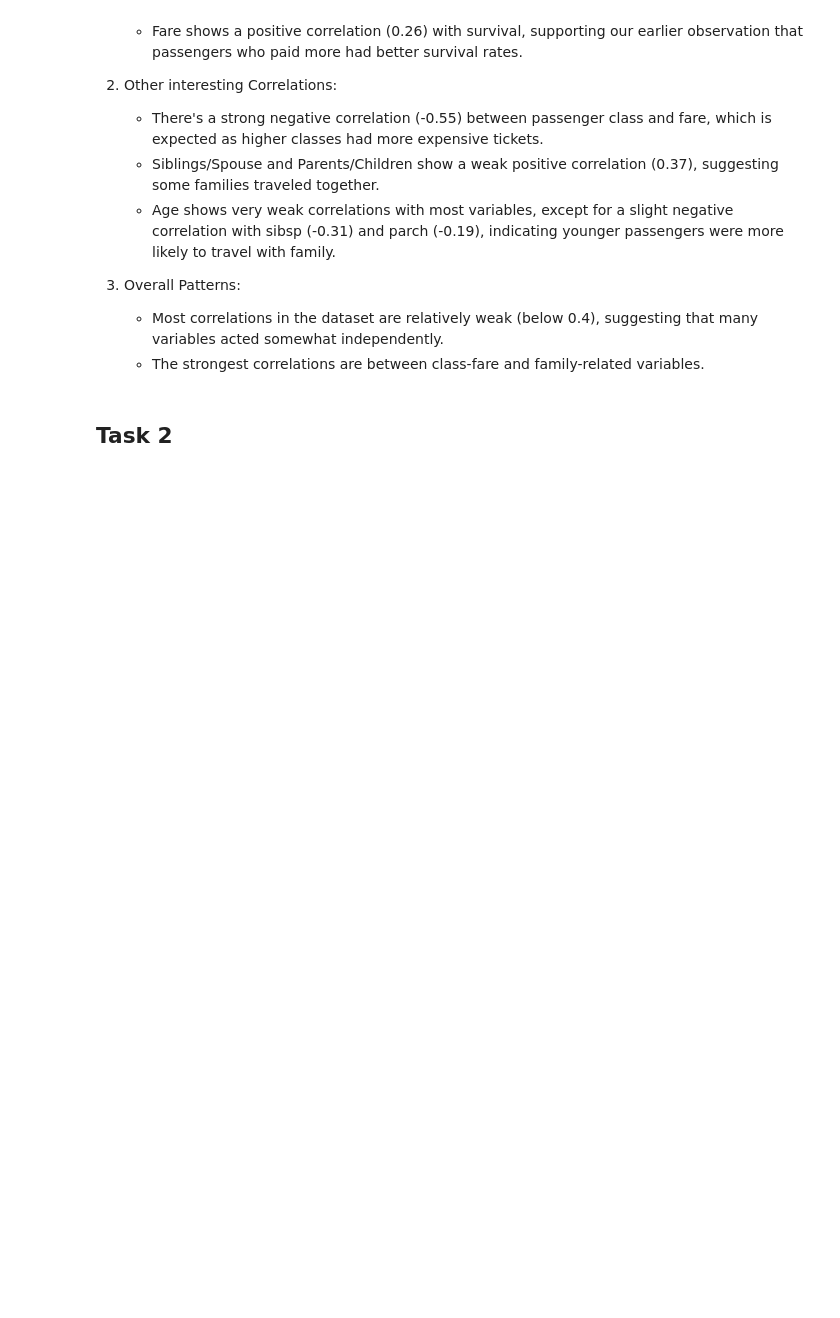
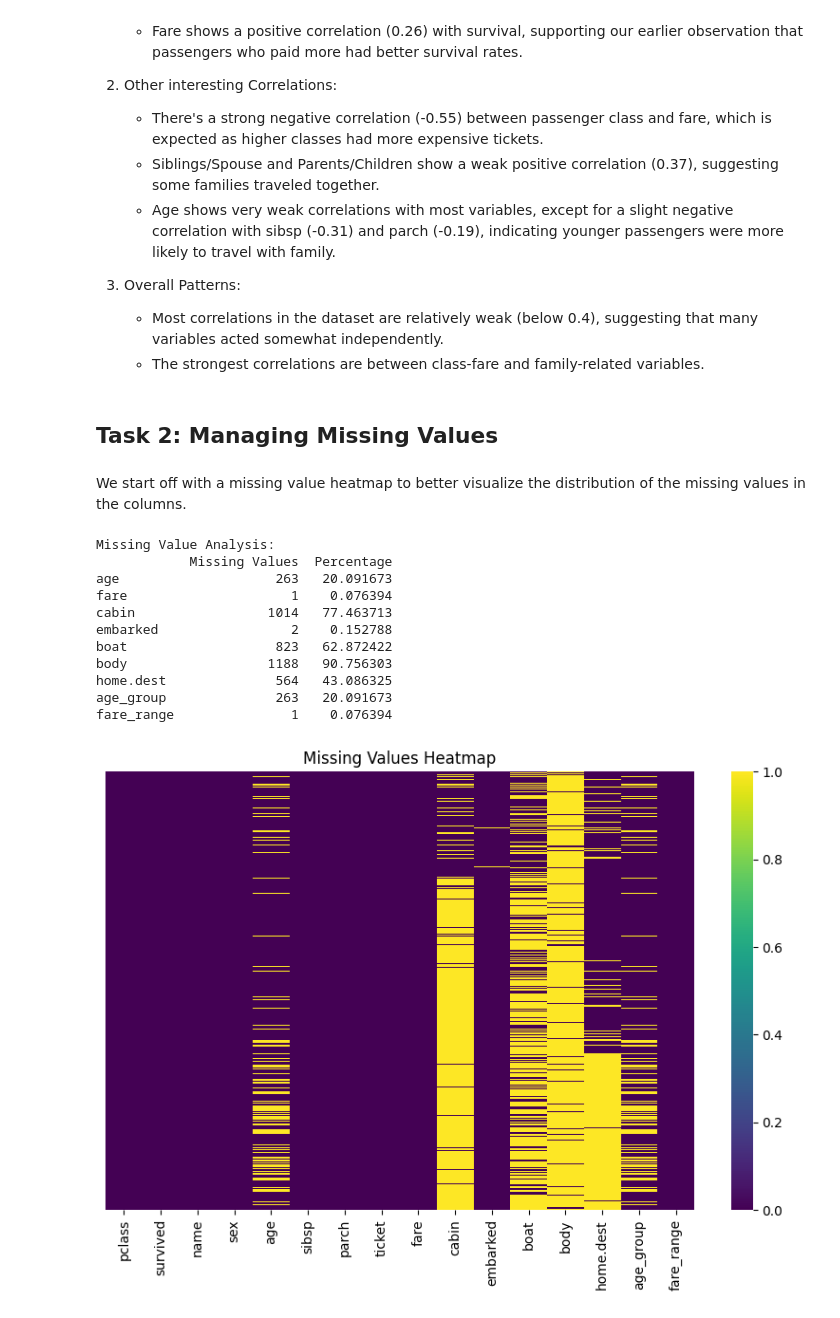
Before and after one commit to Soimanul/ML-fundamentals-2025, a Jupyter notebook: assignment_1_Vlad_Soimu[Soimu].ipynb, the cells around one changed output. Cells and saved outputs as stored; diff of their text form; code cells hidden in the pictures; blank space fills up the shorter version.

Commit message:
Finished tasks along with most of the reasoning

```diff
--- a/assignment_1_Vlad_Soimu[Soimu].ipynb
+++ b/assignment_1_Vlad_Soimu[Soimu].ipynb
@@ -189,9 +204,9 @@ Here I thought that it would be interesting to plot the rates of survival based
 plt.figure(figsize=(15, 10))
 
 # 1. Survival by class
-plt.subplot(2,2,1)
+plt.subplot(2, 2, 1)
 ax1 = plt.gca()
-survival_by_class = df.groupby('pclass')['survived'].mean()
+survival_by_class = df.groupby("pclass")["survived"].mean()
 bars1 = ax1.bar(range(len(survival_by_class)), survival_by_class)
 for bar in bars1:
     bar.set_color(plt.cm.Blues(bar.get_height()))
@@ -201,9 +216,9 @@ plt.ylabel("Survival Rate")
 plt.xticks(range(len(survival_by_class)), survival_by_class.index, rotation=0)
 
 # 2. Survival by sex
-plt.subplot(2,2,2)
+plt.subplot(2, 2, 2)
 ax2 = plt.gca()
-survival_by_sex = df.groupby('sex')['survived'].mean()
+survival_by_sex = df.groupby("sex")["survived"].mean()
 bars2 = ax2.bar(range(len(survival_by_sex)), survival_by_sex)
 for bar in bars2:
     bar.set_color(plt.cm.Reds(bar.get_height()))
@@ -213,10 +228,14 @@ plt.ylabel("Survival Rate")
 plt.xticks(range(len(survival_by_sex)), survival_by_sex.index, rotation=0)
 
 # 3. Survival by Age
-plt.subplot(2,2,3)
-df['age_group'] = pd.cut(df['age'], bins=[0, 12, 18, 35, 50, 100], labels=['Child', 'Teen', 'Young Adult', 'Adult', 'Senior'])
+plt.subplot(2, 2, 3)
+df["age_group"] = pd.cut(
+    df["age"],
+    bins=[0, 12, 18, 35, 50, 100],
+    labels=["Child", "Teen", "Young Adult", "Adult", "Senior"],
+)
 ax3 = plt.gca()
-survival_by_age = df.groupby('age_group', observed=True)['survived'].mean()
+survival_by_age = df.groupby("age_group", observed=True)["survived"].mean()
 bars3 = ax3.bar(range(len(survival_by_age)), survival_by_age)
 for bar in bars3:
     bar.set_color(plt.cm.Greys(bar.get_height()))
@@ -226,10 +245,12 @@ plt.ylabel("Survival Rate")
 plt.xticks(range(len(survival_by_age)), survival_by_age.index, rotation=0)
 
 # 4. Survival by Fare
-plt.subplot(2,2,4)
-df['fare_range'] = pd.qcut(df['fare'], q=4, labels=['Low', 'Medium-Low', 'Medium-High', 'High'])
+plt.subplot(2, 2, 4)
+df["fare_range"] = pd.qcut(
+    df["fare"], q=4, labels=["Low", "Medium-Low", "Medium-High", "High"]
+)
 ax4 = plt.gca()
-survival_by_fare = df.groupby('fare_range', observed=True)['survived'].mean()
+survival_by_fare = df.groupby("fare_range", observed=True)["survived"].mean()
 bars4 = ax4.bar(range(len(survival_by_fare)), survival_by_fare)
 for bar in bars4:
     bar.set_color(plt.cm.Greens(bar.get_height()))
@@ -331,4 +356,38 @@ The correlation matrix provides important information about the relationships be
    - Most correlations in the dataset are relatively weak (below 0.4), suggesting that many variables acted somewhat independently.
    - The strongest correlations are between class-fare and family-related variables.
 # %% [markdown]
-## Task 2
+## Task 2: Managing Missing Values
+# %% [markdown]
+We start off with a missing value heatmap to better visualize the distribution of the missing values in the columns.
+# %%
+def analyze_missing_values(df):
+    missing_values = df.isnull().sum()
+    missing_percentages = (missing_values / len(df)) * 100
+
+    missing_info = pd.DataFrame(
+        {"Missing Values": missing_values, "Percentage": missing_percentages}
+    )
+
+    print("Missing Value Analysis:")
+    print(missing_info[missing_info["Missing Values"] > 0])
+
+    plt.figure(figsize=(10, 6))
+    sns.heatmap(df.isnull(), yticklabels=False, cbar=True, cmap="viridis")
+    plt.title("Missing Values Heatmap")
+    plt.show()
+
+
+analyze_missing_values(df)
+# %% [output]
+Missing Value Analysis:
+            Missing Values  Percentage
+age                    263   20.091673
+fare                     1    0.076394
+cabin                 1014   77.463713
+embarked                 2    0.152788
+boat                   823   62.872422
+body                  1188   90.756303
+home.dest              564   43.086325
+age_group              263   20.091673
+fare_range               1    0.076394
+[figure, added]
```
Also changed, not shown: parts of 39 cells of this notebook, 1 other file.
